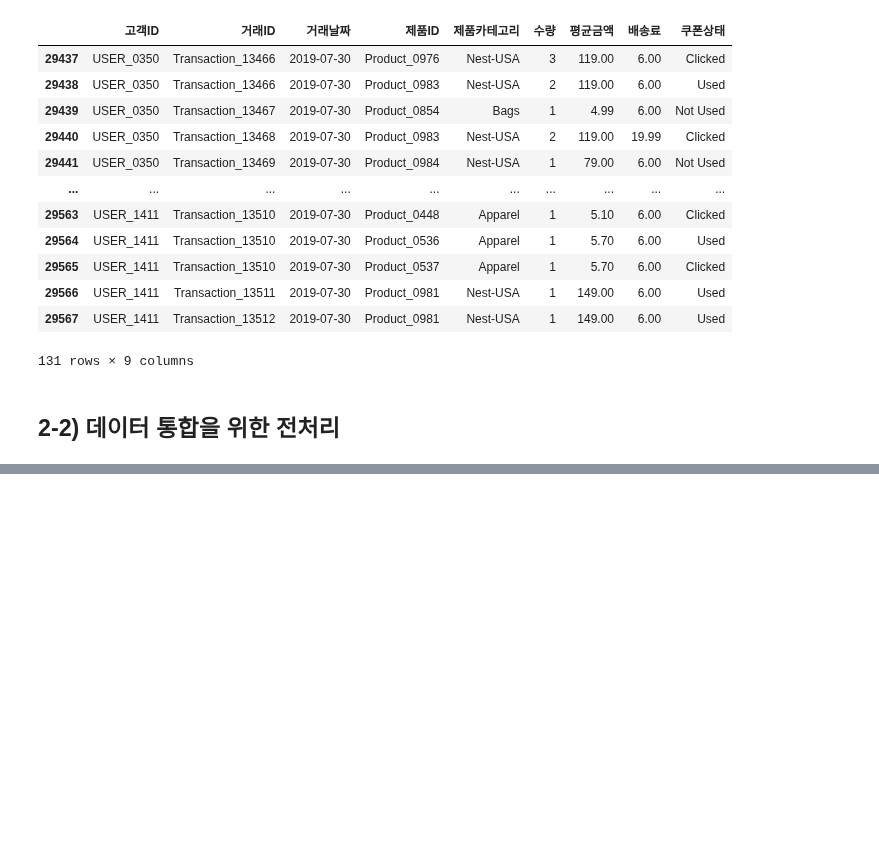
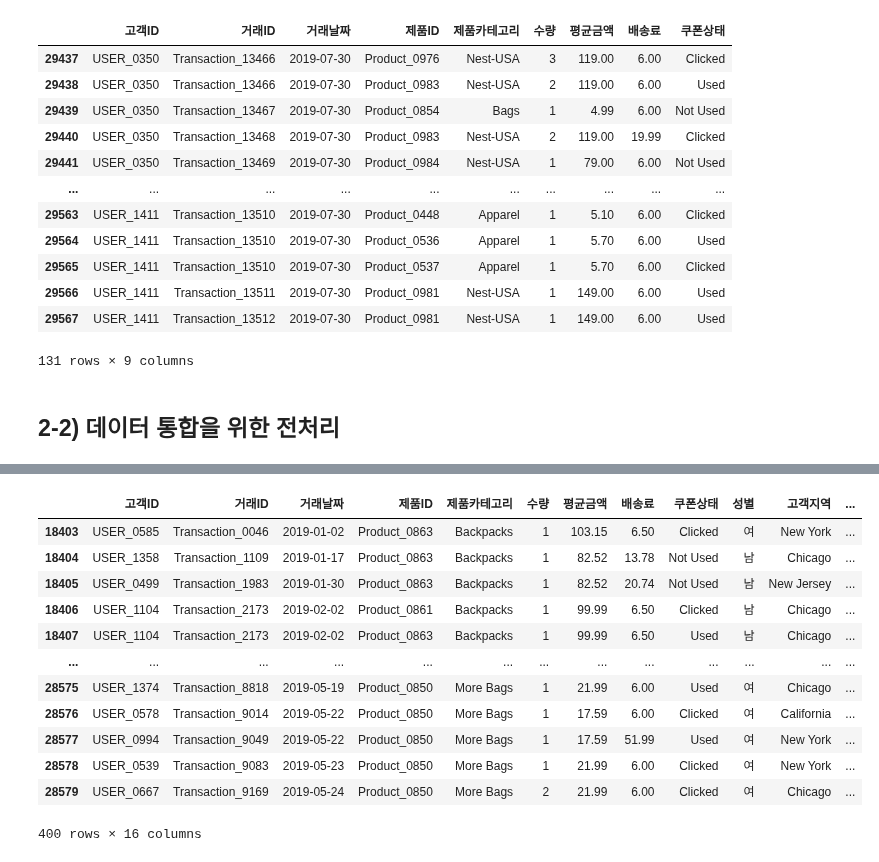
Before and after one commit to tiod0611/practice_language, a Jupyter notebook: python/데이터분석/ecommerce/훈태박사_공유코드.ipynb, the cells around one changed output, grey strips where cells are left out. Saved outputs shown, nothing was run; the diff lists cells and outputs as text; code cells hidden in the pictures; blank space fills up the shorter version.

```diff
--- a/python/데이터분석/ecommerce/훈태박사_공유코드.ipynb
+++ b/python/데이터분석/ecommerce/훈태박사_공유코드.ipynb
@@ -390,0 +342,3 @@ month_dict = {
+# %%
+# 쿠폰상태가 used인 상태에만 할인적용율
+df.loc[df['쿠폰상태'] != 'Used', '할인율'] = 0.0
@@ -390,0 +352,18 @@ month_dict = {
+# %%
+df['할인율'] = df['할인율'].fillna(0.0)
+# %%
+df[df.isna().any(axis=1)] # 어디든 Null이 존재하는 데이터만 살펴보기.
+# %% [output]
+|  | 고객ID | 거래ID | 거래날짜 | 제품ID | 제품카테고리 | 수량 | 평균금액 | 배송료 | 쿠폰상태 | 성별 | 고객지역 | ... |
+| 18403 | USER_0585 | Transaction_0046 | 2019-01-02 | Product_0863 | Backpacks | 1 | 103.15 | 6.50 | Clicked | 여 | New York | ... |
+| 18404 | USER_1358 | Transaction_1109 | 2019-01-17 | Product_0863 | Backpacks | 1 | 82.52 | 13.78 | Not Used | 남 | Chicago | ... |
+| 18405 | USER_0499 | Transaction_1983 | 2019-01-30 | Product_0863 | Backpacks | 1 | 82.52 | 20.74 | Not Used | 남 | New Jersey | ... |
+| 18406 | USER_1104 | Transaction_2173 | 2019-02-02 | Product_0861 | Backpacks | 1 | 99.99 | 6.50 | Clicked | 남 | Chicago | ... |
+| 18407 | USER_1104 | Transaction_2173 | 2019-02-02 | Product_0863 | Backpacks | 1 | 99.99 | 6.50 | Used | 남 | Chicago | ... |
+| ... | ... | ... | ... | ... | ... | ... | ... | ... | ... | ... | ... | ... |
+| 28575 | USER_1374 | Transaction_8818 | 2019-05-19 | Product_0850 | More Bags | 1 | 21.99 | 6.00 | Used | 여 | Chicago | ... |
+| 28576 | USER_0578 | Transaction_9014 | 2019-05-22 | Product_0850 | More Bags | 1 | 17.59 | 6.00 | Clicked | 여 | California | ... |
+| 28577 | USER_0994 | Transaction_9049 | 2019-05-22 | Product_0850 | More Bags | 1 | 17.59 | 51.99 | Used | 여 | New York | ... |
+| 28578 | USER_0539 | Transaction_9083 | 2019-05-23 | Product_0850 | More Bags | 1 | 21.99 | 6.00 | Clicked | 여 | New York | ... |
+| 28579 | USER_0667 | Transaction_9169 | 2019-05-24 | Product_0850 | More Bags | 2 | 21.99 | 6.00 | Clicked | 여 | Chicago | ... |
+400 rows × 16 columns
```
Also changed, not shown: parts of 26 cells of this notebook.
